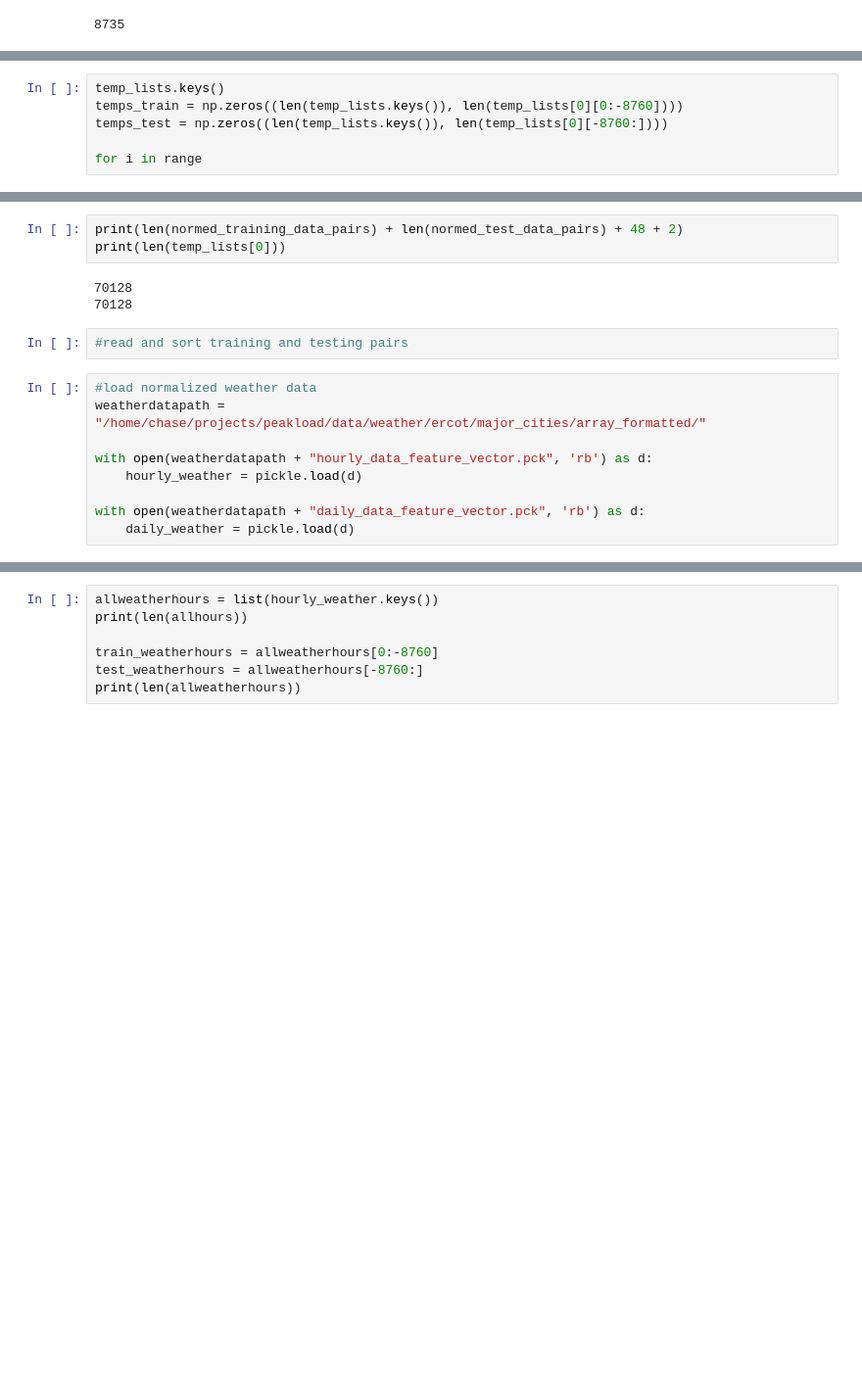
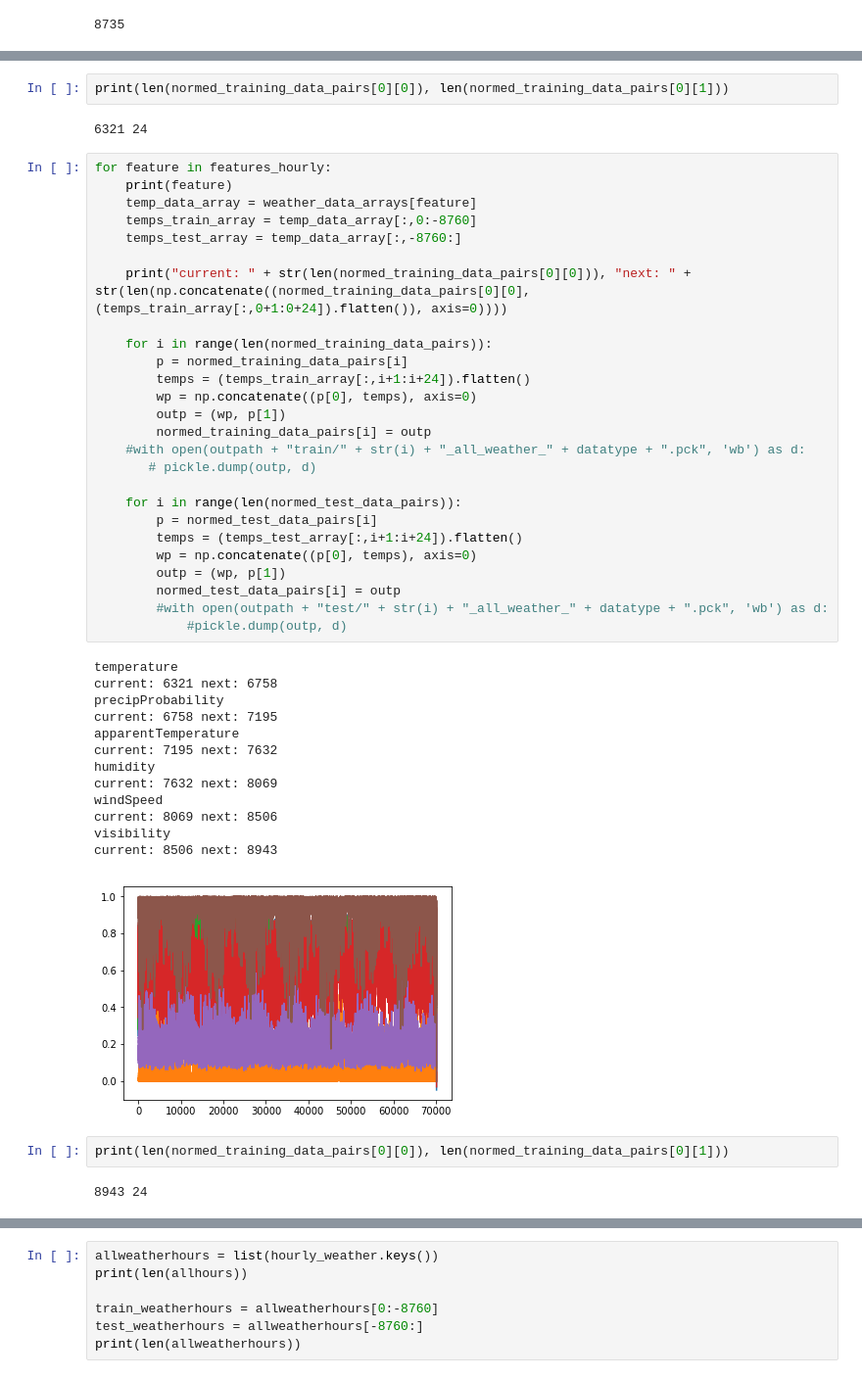
Before and after one commit to cpatdowling/peakload, a Jupyter notebook: notebooks/data_processing.ipynb, the cells around one changed output, grey strips where cells are left out. Shown at 98% size. Saved outputs shown, nothing was run; the diff lists cells and outputs as text; blank space fills up the shorter version.

```diff
--- a/notebooks/data_processing.ipynb
+++ b/notebooks/data_processing.ipynb
@@ -942,9 +962,3 @@ for i in range(len(trainfiles)):
 for i in range(len(testfiles)):
     with open(testpaths[i], 'rb') as d:
         normed_test_data_pairs.append(pickle.load(d))
-# %%
-temp_lists.keys()
-temps_train = np.zeros((len(temp_lists.keys()), len(temp_lists[0][0:-8760])))
-temps_test = np.zeros((len(temp_lists.keys()), len(temp_lists[0][-8760:])))
-
-for i in range
@@ -953,17 +970,48 @@ dict_keys([0, 1, 2, 3, 4, 5, 6, 7, 8, 9, 10, 11, 12, 13, 14, 15, 16, 17, 18])
 # %%
-print(len(normed_training_data_pairs) + len(normed_test_data_pairs) + 48 + 2)
-print(len(temp_lists[0]))
+print(len(normed_training_data_pairs[0][0]), len(normed_training_data_pairs[0][1]))
 # %% [output]
-70128
-70128
+6321 24
-# %%
-#read and sort training and testing pairs
-# %%
-#load normalized weather data
-weatherdatapath = "/home/chase/projects/peakload/data/weather/ercot/major_cities/array_formatted/"
-
-with open(weatherdatapath + "hourly_data_feature_vector.pck", 'rb') as d:
-    hourly_weather = pickle.load(d)
-
-with open(weatherdatapath + "daily_data_feature_vector.pck", 'rb') as d:
-    daily_weather = pickle.load(d)
+# %%
+for feature in features_hourly:
+    print(feature)
+    temp_data_array = weather_data_arrays[feature]
+    temps_train_array = temp_data_array[:,0:-8760]
+    temps_test_array = temp_data_array[:,-8760:]
+
+    print("current: " + str(len(normed_training_data_pairs[0][0])), "next: " + str(len(np.concatenate((normed_training_data_pairs[0][0], (temps_train_array[:,0+1:0+24]).flatten()), axis=0))))
+
+    for i in range(len(normed_training_data_pairs)):
+        p = normed_training_data_pairs[i]
+        temps = (temps_train_array[:,i+1:i+24]).flatten()
+        wp = np.concatenate((p[0], temps), axis=0)
+        outp = (wp, p[1])
+        normed_training_data_pairs[i] = outp
+    #with open(outpath + "train/" + str(i) + "_all_weather_" + datatype + ".pck", 'wb') as d:
+       # pickle.dump(outp, d)
+
+    for i in range(len(normed_test_data_pairs)):
+        p = normed_test_data_pairs[i]
+        temps = (temps_test_array[:,i+1:i+24]).flatten()
+        wp = np.concatenate((p[0], temps), axis=0)
+        outp = (wp, p[1])
+        normed_test_data_pairs[i] = outp
+        #with open(outpath + "test/" + str(i) + "_all_weather_" + datatype + ".pck", 'wb') as d:
+            #pickle.dump(outp, d)
+# %% [output]
+temperature
+current: 6321 next: 6758
+precipProbability
+current: 6758 next: 7195
+apparentTemperature
+current: 7195 next: 7632
+humidity
+current: 7632 next: 8069
+windSpeed
+current: 8069 next: 8506
+visibility
+current: 8506 next: 8943
+[figure, added]
+# %%
+print(len(normed_training_data_pairs[0][0]), len(normed_training_data_pairs[0][1]))
+# %% [output]
+8943 24
```
Also changed, not shown: parts of 13 cells of this notebook.
